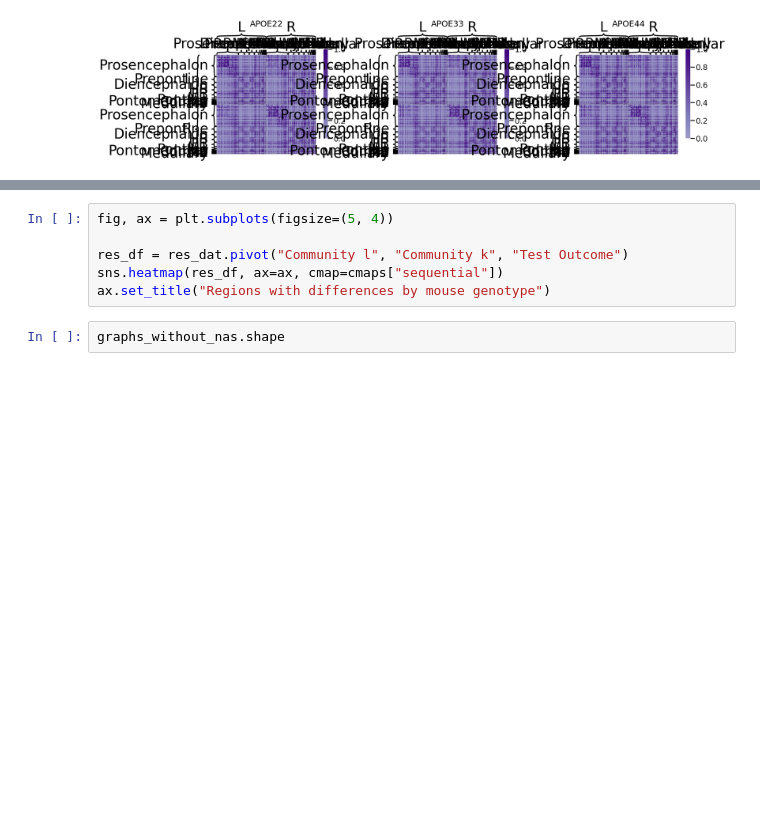
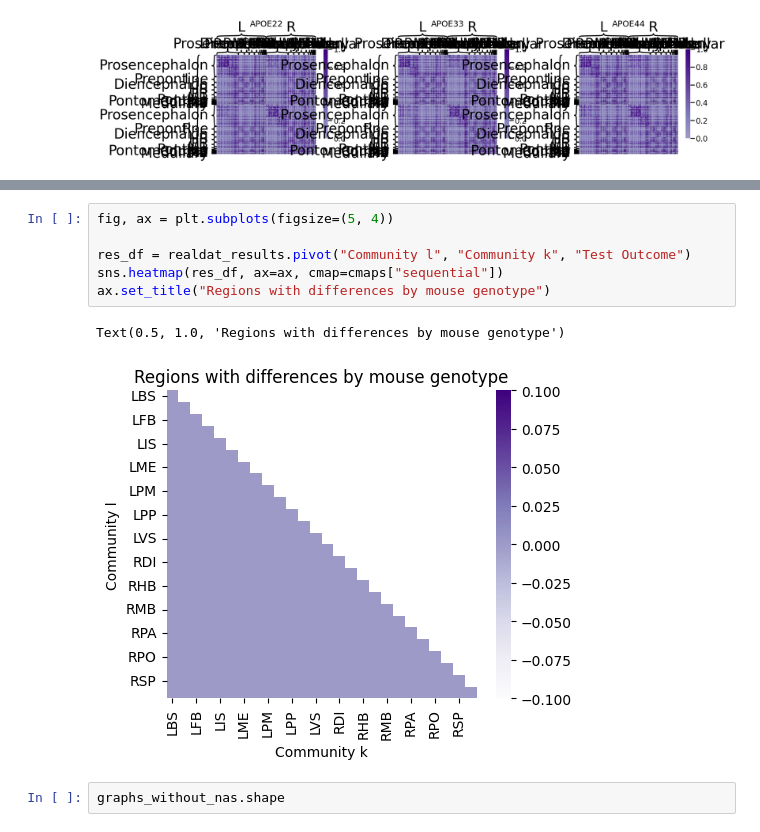
Before and after one commit to ebridge2/cdcorr, a Jupyter notebook: cdcorr/mice/connectome_ana.ipynb, the cells around one changed output, grey strips where cells are left out. Cells and saved outputs as stored; diff of their text form; blank space fills up the shorter version.

```diff
--- a/cdcorr/mice/connectome_ana.ipynb
+++ b/cdcorr/mice/connectome_ana.ipynb
@@ -203,8 +134,11 @@ ax.set_title("Regions with differences by mouse genotype")
 # %%
 fig, ax = plt.subplots(figsize=(5, 4))
 
-res_df = res_dat.pivot("Community l", "Community k", "Test Outcome")
+res_df = realdat_results.pivot("Community l", "Community k", "Test Outcome")
 sns.heatmap(res_df, ax=ax, cmap=cmaps["sequential"])
 ax.set_title("Regions with differences by mouse genotype")
+# %% [output]
+Text(0.5, 1.0, 'Regions with differences by mouse genotype')
+[figure, added]
 # %%
 graphs_without_nas.shape
```
Also changed, not shown: parts of 7 cells of this notebook, 1 other file.
